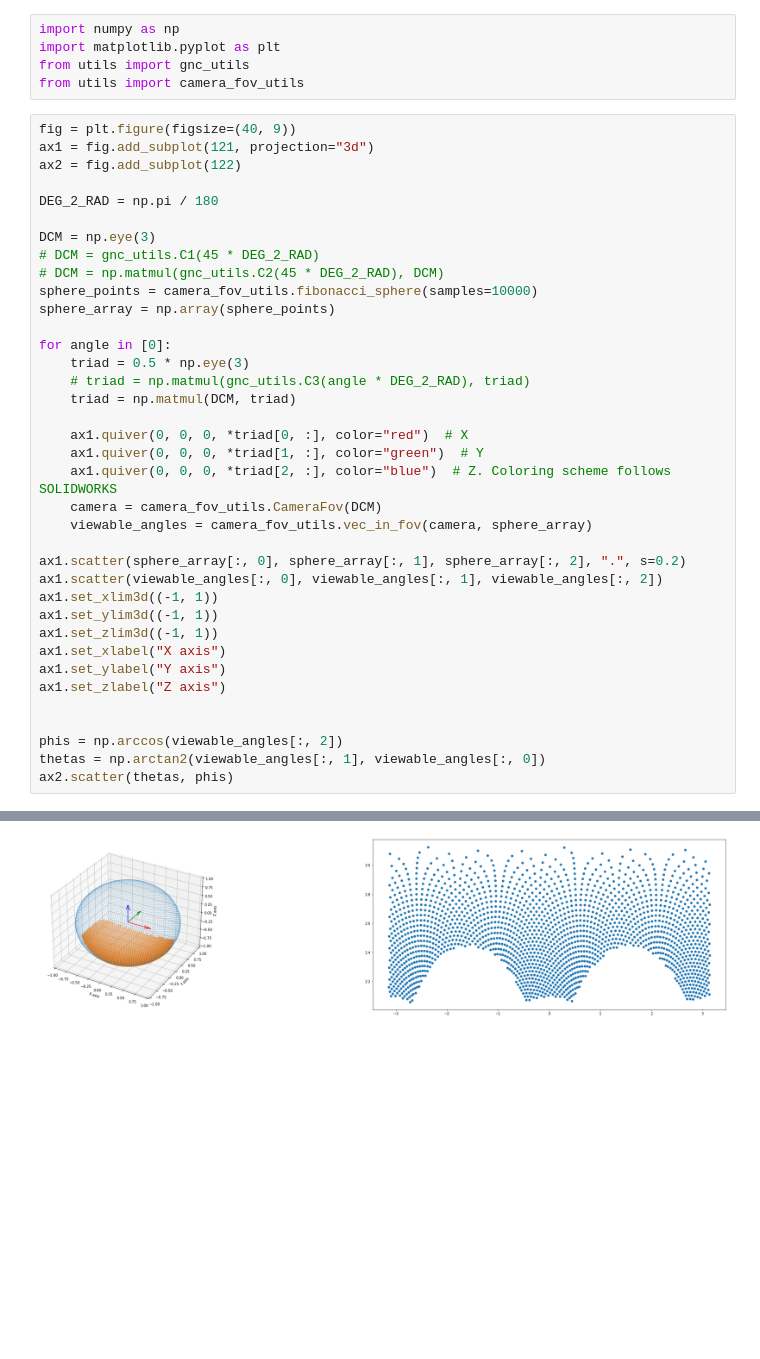
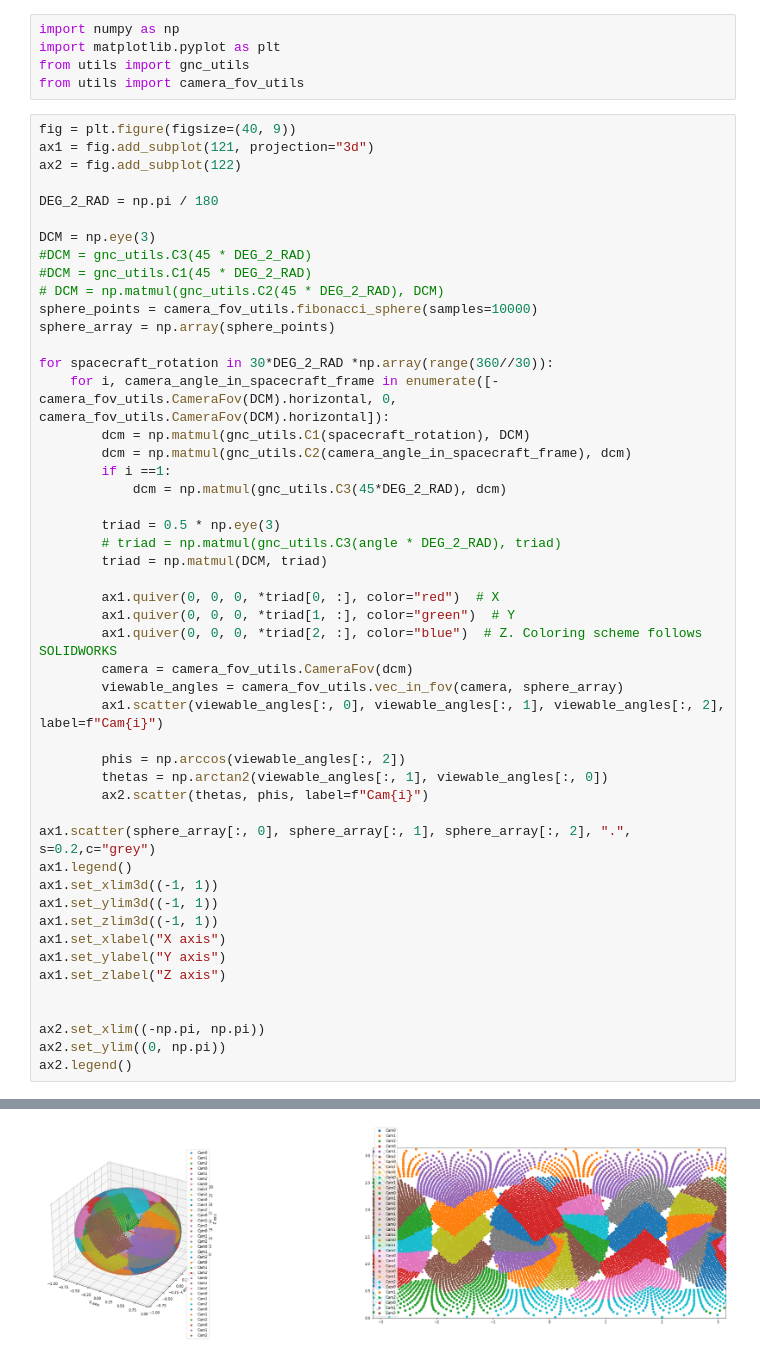
Before and after one commit to Cislunar-Explorers/CislunarSim, a Jupyter notebook: src/utils/camera_fov.ipynb, the cells around one changed output, grey strips where cells are left out. Cells and saved outputs as stored; diff of their text form; blank space fills up the shorter version.

Commit message:
fix double angle error, loop over various cam rotations

```diff
--- a/src/utils/camera_fov.ipynb
+++ b/src/utils/camera_fov.ipynb
@@ -11,24 +11,36 @@ ax2 = fig.add_subplot(122)
 DEG_2_RAD = np.pi / 180
 
 DCM = np.eye(3)
-# DCM = gnc_utils.C1(45 * DEG_2_RAD)
+#DCM = gnc_utils.C3(45 * DEG_2_RAD)
+#DCM = gnc_utils.C1(45 * DEG_2_RAD)
 # DCM = np.matmul(gnc_utils.C2(45 * DEG_2_RAD), DCM)
 sphere_points = camera_fov_utils.fibonacci_sphere(samples=10000)
 sphere_array = np.array(sphere_points)
 
-for angle in [0]:
-    triad = 0.5 * np.eye(3)
-    # triad = np.matmul(gnc_utils.C3(angle * DEG_2_RAD), triad)
-    triad = np.matmul(DCM, triad)
+for spacecraft_rotation in 30*DEG_2_RAD *np.array(range(360//30)):
+    for i, camera_angle_in_spacecraft_frame in enumerate([-camera_fov_utils.CameraFov(DCM).horizontal, 0, camera_fov_utils.CameraFov(DCM).horizontal]):
+        dcm = np.matmul(gnc_utils.C1(spacecraft_rotation), DCM)
+        dcm = np.matmul(gnc_utils.C2(camera_angle_in_spacecraft_frame), dcm)
+        if i ==1:
+            dcm = np.matmul(gnc_utils.C3(45*DEG_2_RAD), dcm)
 
-    ax1.quiver(0, 0, 0, *triad[0, :], color="red")  # X
-    ax1.quiver(0, 0, 0, *triad[1, :], color="green")  # Y
-    ax1.quiver(0, 0, 0, *triad[2, :], color="blue")  # Z. Coloring scheme follows SOLIDWORKS
-    camera = camera_fov_utils.CameraFov(DCM)
-    viewable_angles = camera_fov_utils.vec_in_fov(camera, sphere_array)
+        triad = 0.5 * np.eye(3)
+        # triad = np.matmul(gnc_utils.C3(angle * DEG_2_RAD), triad)
+        triad = np.matmul(DCM, triad)
 
-ax1.scatter(sphere_array[:, 0], sphere_array[:, 1], sphere_array[:, 2], ".", s=0.2)
-ax1.scatter(viewable_angles[:, 0], viewable_angles[:, 1], viewable_angles[:, 2])
+        ax1.quiver(0, 0, 0, *triad[0, :], color="red")  # X
+        ax1.quiver(0, 0, 0, *triad[1, :], color="green")  # Y
+        ax1.quiver(0, 0, 0, *triad[2, :], color="blue")  # Z. Coloring scheme follows SOLIDWORKS
+        camera = camera_fov_utils.CameraFov(dcm)
+        viewable_angles = camera_fov_utils.vec_in_fov(camera, sphere_array)
+        ax1.scatter(viewable_angles[:, 0], viewable_angles[:, 1], viewable_angles[:, 2], label=f"Cam{i}")
+
+        phis = np.arccos(viewable_angles[:, 2])
+        thetas = np.arctan2(viewable_angles[:, 1], viewable_angles[:, 0])
+        ax2.scatter(thetas, phis, label=f"Cam{i}")
+
+ax1.scatter(sphere_array[:, 0], sphere_array[:, 1], sphere_array[:, 2], ".", s=0.2,c="grey")
+ax1.legend()
 ax1.set_xlim3d((-1, 1))
 ax1.set_ylim3d((-1, 1))
 ax1.set_zlim3d((-1, 1))
@@ -37,7 +49,7 @@ ax1.set_ylabel("Y axis")
 ax1.set_zlabel("Z axis")
 
 
-phis = np.arccos(viewable_angles[:, 2])
-thetas = np.arctan2(viewable_angles[:, 1], viewable_angles[:, 0])
-ax2.scatter(thetas, phis)
+ax2.set_xlim((-np.pi, np.pi))
+ax2.set_ylim((0, np.pi))
+ax2.legend()
 # %% [output]
@@ -48 +57 @@ ax2.scatter(thetas, phis)
-[figure, old version]
+[figure, new version]
```
Also changed, not shown: parts of 1 cell of this notebook, 1 other file.
